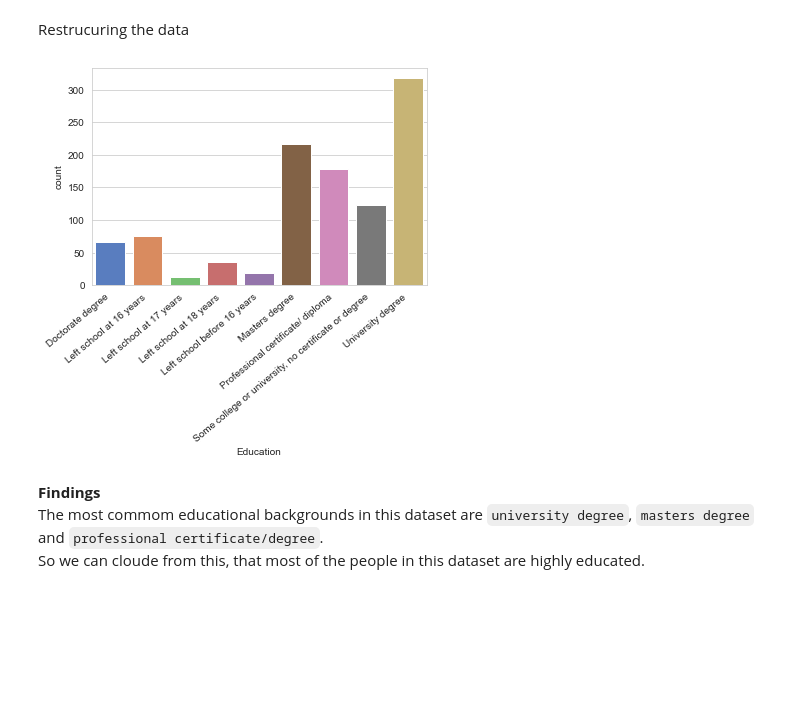
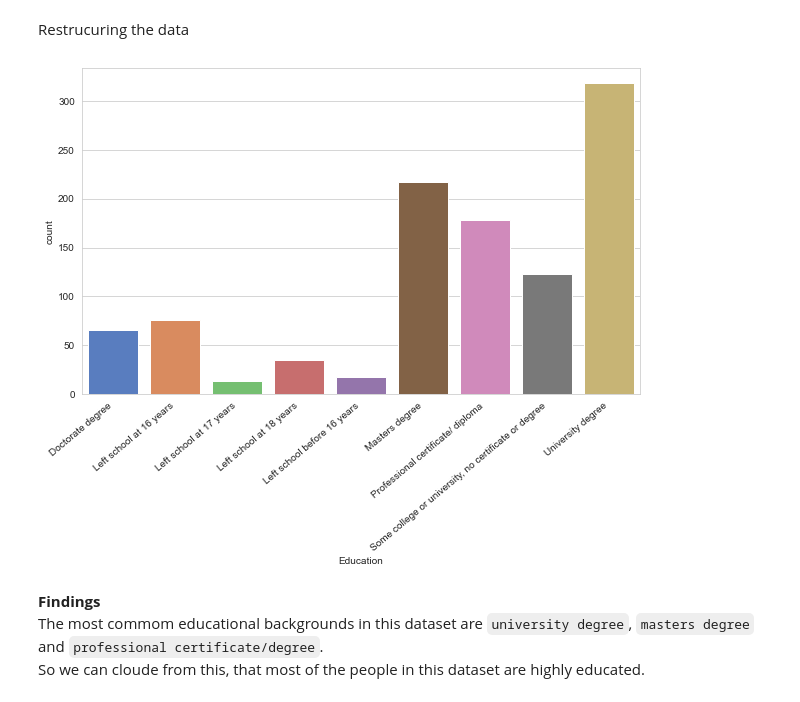
Before and after one commit to Sipa91/Personality-and-Drug-use, a Jupyter notebook: Final_EDA.ipynb, the cells around one changed output. Drawn from its saved outputs; the diff is of its cells as text; code cells hidden in the pictures; blank space fills up the shorter version.

````diff
--- a/Final_EDA.ipynb
+++ b/Final_EDA.ipynb
@@ -504,10 +503,11 @@ education = ['Left school before 16 years' if e <-2 else
 
 drugs_uk["Education"] = education
 # %%
+plt.figure(figsize=(10,6))
 edu_plot = sns.countplot(x='Education', data=drugs_uk.sort_values(by=['Education']));
 edu_plot.set_xticklabels(edu_plot.get_xticklabels(), rotation=40, ha="right");
 # %% [output]
-[figure, old version]
+[figure, new version]
 # %% [markdown]
 **Findings**<br/>
 The most commom educational backgrounds in this dataset are ```university degree```, ```masters degree``` and ```professional certificate/degree```. <br/> So we can cloude from this, that most of the people in this dataset are highly educated.
````
Also changed, not shown: parts of 33 cells of this notebook.
